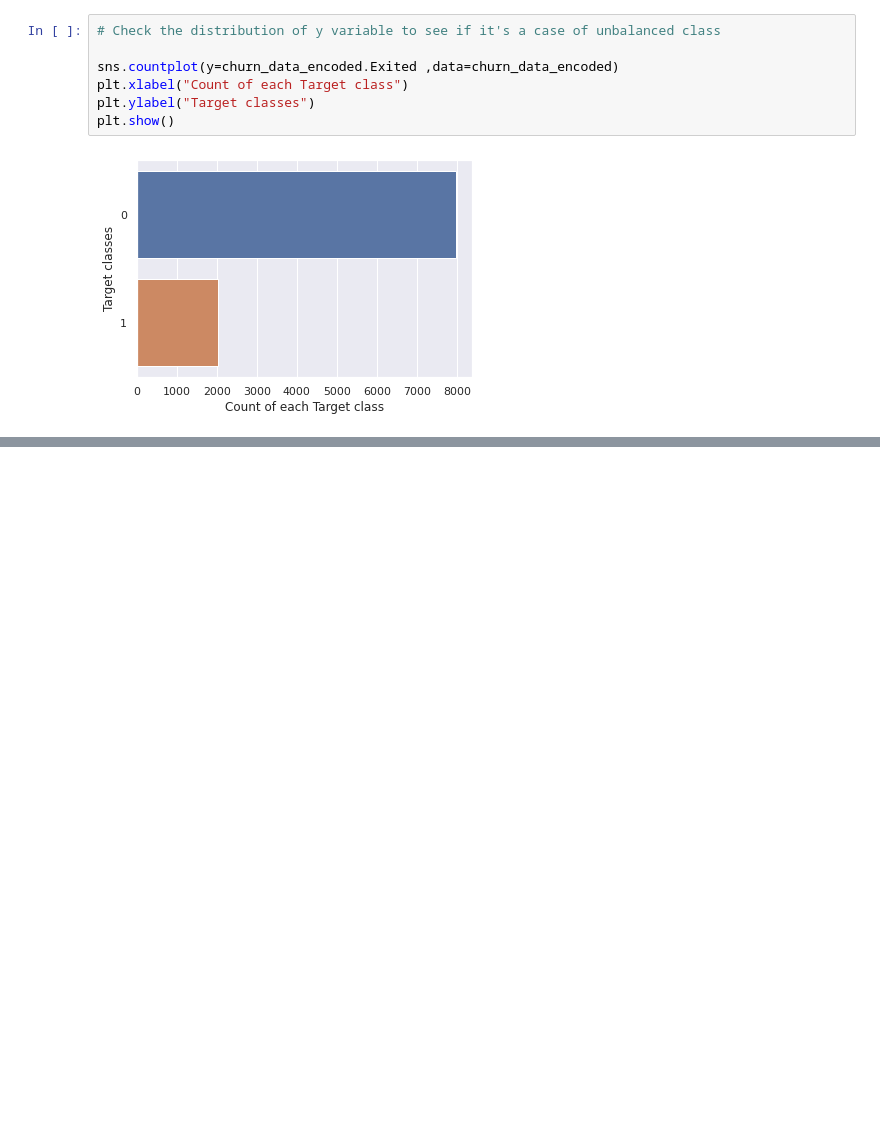
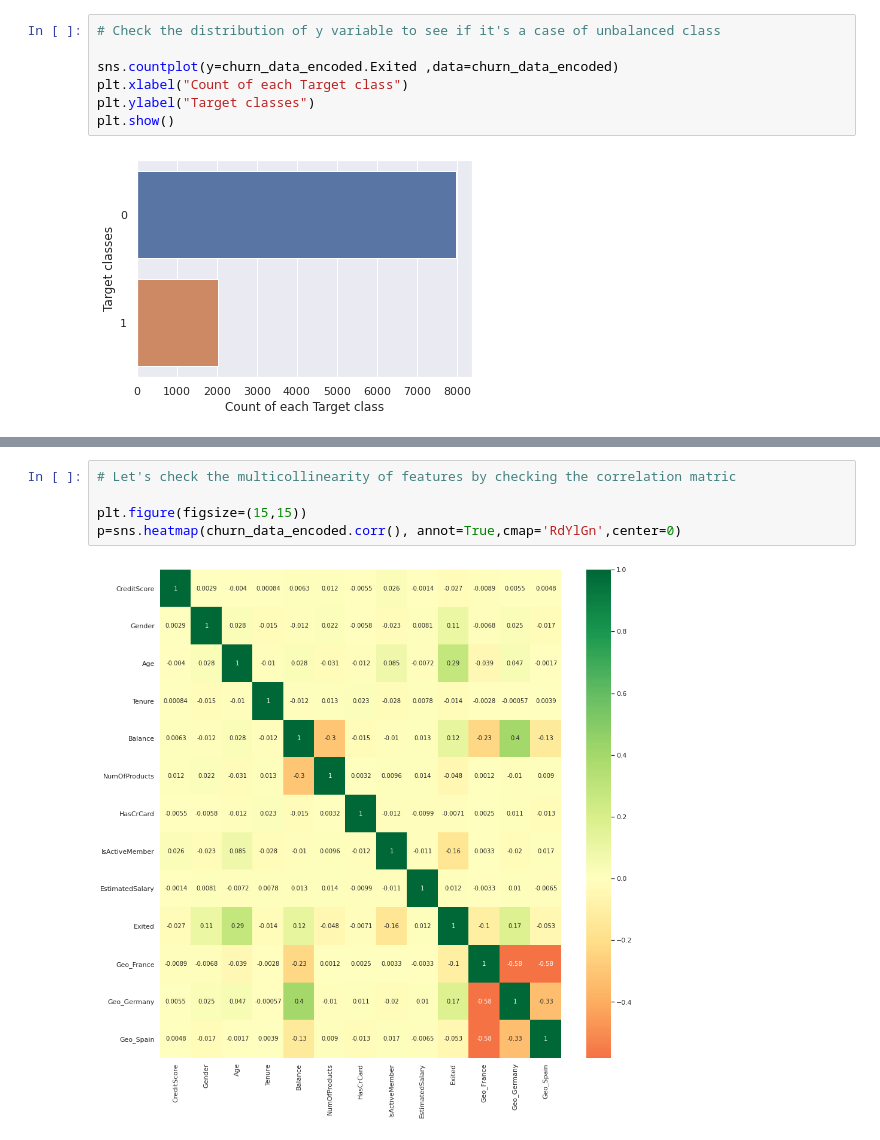
Before and after one commit to Arnabsaha6/Machine-Learning, a Jupyter notebook: Customer_Churn_Prediction.ipynb, the cells around one changed output, grey strips where cells are left out. Cells and saved outputs as stored; diff of their text form; blank space fills up the shorter version.

```diff
--- a/Customer_Churn_Prediction.ipynb
+++ b/Customer_Churn_Prediction.ipynb
@@ -124,0 +133,7 @@ plt.show()
+# %%
+# Let's check the multicollinearity of features by checking the correlation matric
+
+plt.figure(figsize=(15,15))
+p=sns.heatmap(churn_data_encoded.corr(), annot=True,cmap='RdYlGn',center=0)
+# %% [output]
+[figure, added]
```
Also changed, not shown: parts of 1 cell of this notebook.
